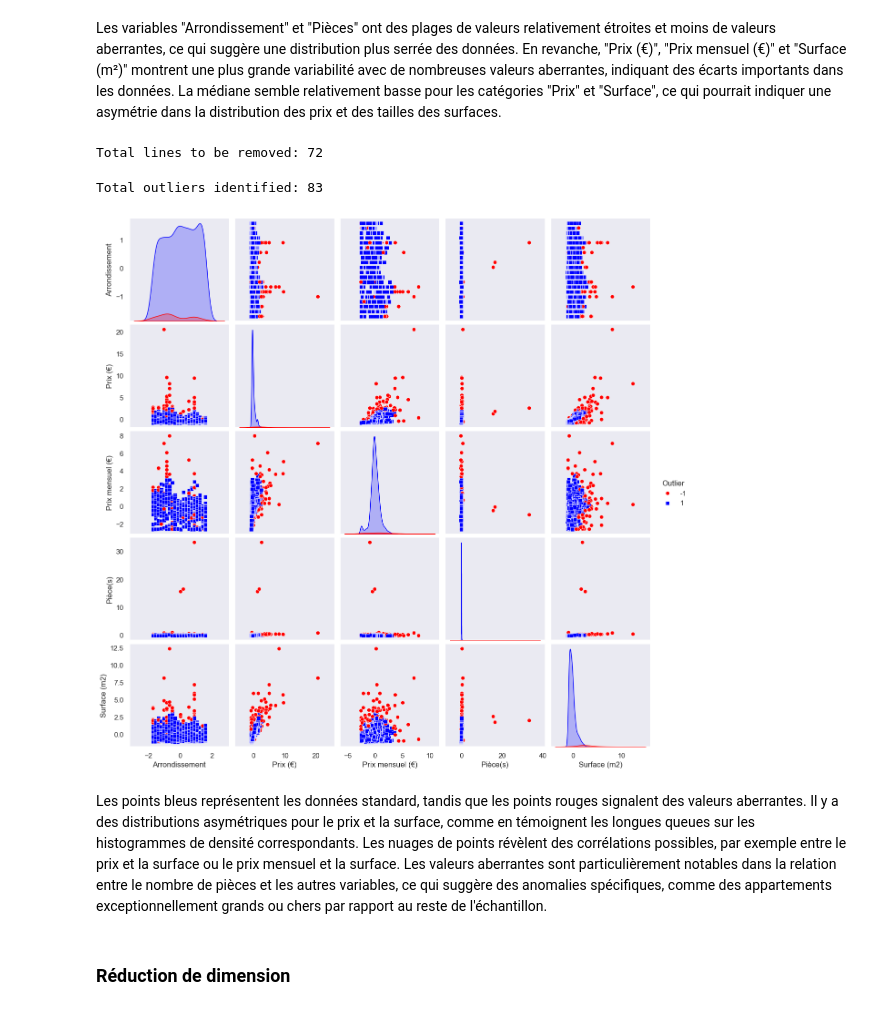
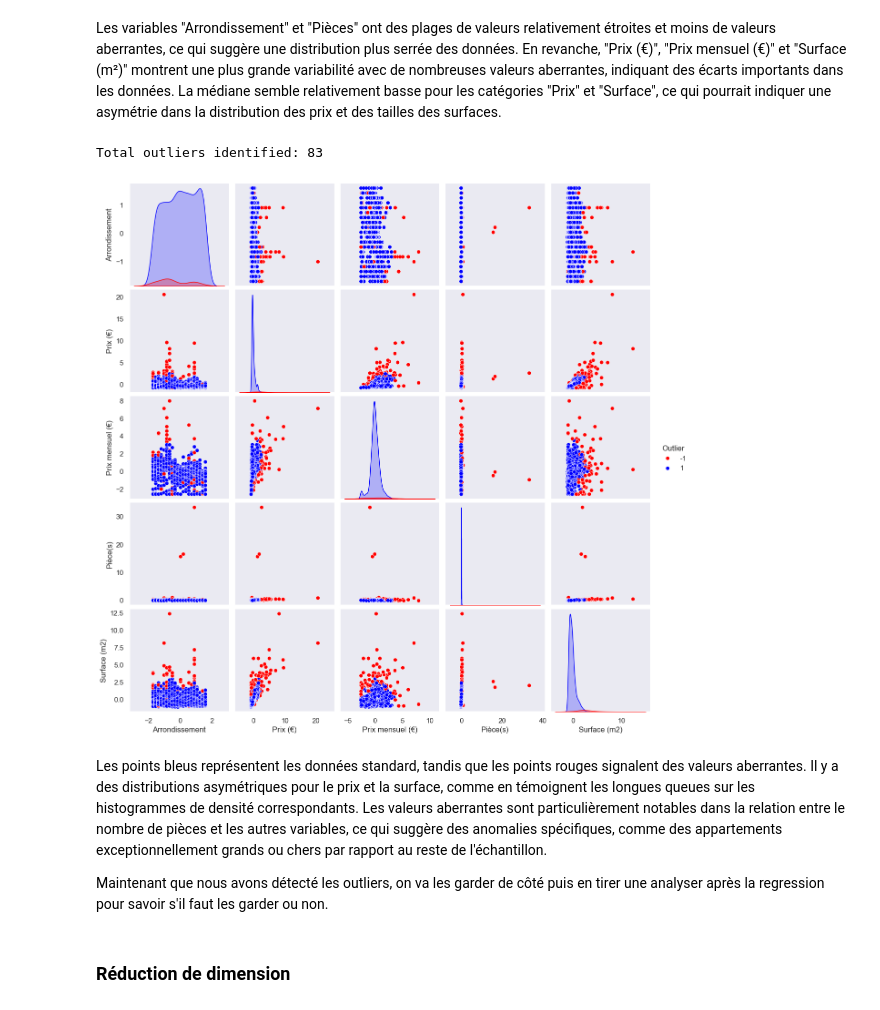
Before and after one commit to Zhuanu/Projet-DALAS, a Jupyter notebook: eda immo.ipynb, the cells around one changed output. Drawn from its saved outputs; the diff is of its cells as text; code cells hidden in the pictures.

```diff
--- a/eda immo.ipynb
+++ b/eda immo.ipynb
@@ -122,0 +95,6 @@ Index(['Adresse', 'Ville', 'Arrondissement', 'Type', 'Prix (€)',
+# %%
+df = df[['Arrondissement', 'Prix (€)',
+       'Prix mensuel (€)', 'Pièce(s)', 'Surface (m2)', 'Date de vente']].copy()
+
+# Retirer les colonnes Adresse, Ville et Type pour les raisons énoncées juste en haut
+df.head()
@@ -265,17 +294,5 @@ plt.show()
 # %% [markdown]
 Les variables "Arrondissement" et "Pièces" ont des plages de valeurs relativement étroites et moins de valeurs aberrantes, ce qui suggère une distribution plus serrée des données. En revanche, "Prix (€)", "Prix mensuel (€)" et "Surface (m²)" montrent une plus grande variabilité avec de nombreuses valeurs aberrantes, indiquant des écarts importants dans les données. La médiane semble relativement basse pour les catégories "Prix" et "Surface", ce qui pourrait indiquer une asymétrie dans la distribution des prix et des tailles des surfaces.
-# %%
-outliers_count = 0
-
-for col in dataStd.columns:
-    col_values = dataStd[col]
-    z_scores = (col_values - col_values.mean()) / col_values.std()
-    outliers_count += (abs(z_scores) > 3).sum()
-
-# Display the count of lines to be removed
-print(f"Total lines to be removed: {outliers_count}")
-# %% [output]
-Total lines to be removed: 72
 # %%
 # Initialize the Isolation Forest model
 isolation_forest = IsolationForest(contamination=0.05, random_state=42)
@@ -291,16 +308,17 @@ Total outliers identified: 83
 # %%
 # Add a new column 'Outlier' to the DataFrame indicating whether each row is an outlier or not
 dataStdCopy = dataStd.copy()
 dataStdCopy['Outlier'] = outlier_predictions
 
 # Create pair plots using seaborn
-sns.set(style="dark")
-sns.pairplot(dataStdCopy, hue='Outlier', palette={-1: 'red', 1: 'blue'}, markers=['o', 's'], height=2.5)
+sns.pairplot(dataStdCopy, hue='Outlier', palette={-1: 'red', 1: 'blue'})
 plt.show()
 # %% [output]
-[figure, old version]
+[figure, new version]
 # %% [markdown]
- Les points bleus représentent les données standard, tandis que les points rouges signalent des valeurs aberrantes. Il y a des distributions asymétriques pour le prix et la surface, comme en témoignent les longues queues sur les histogrammes de densité correspondants. Les nuages de points révèlent des corrélations possibles, par exemple entre le prix et la surface ou le prix mensuel et la surface. Les valeurs aberrantes sont particulièrement notables dans la relation entre le nombre de pièces et les autres variables, ce qui suggère des anomalies spécifiques, comme des appartements exceptionnellement grands ou chers par rapport au reste de l'échantillon.
+ Les points bleus représentent les données standard, tandis que les points rouges signalent des valeurs aberrantes. Il y a des distributions asymétriques pour le prix et la surface, comme en témoignent les longues queues sur les histogrammes de densité correspondants. Les valeurs aberrantes sont particulièrement notables dans la relation entre le nombre de pièces et les autres variables, ce qui suggère des anomalies spécifiques, comme des appartements exceptionnellement grands ou chers par rapport au reste de l'échantillon.
+
+ Maintenant que nous avons détecté les outliers, on va les garder de côté puis en tirer une analyser après la regression pour savoir s'il faut les garder ou non.
 # %% [markdown]
 ### Réduction de dimension
 # %%
```
Also changed, not shown: parts of 38 cells of this notebook, 4 other files.
